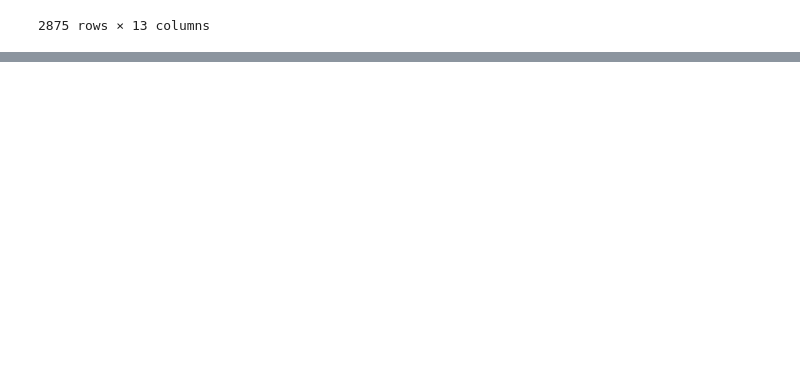
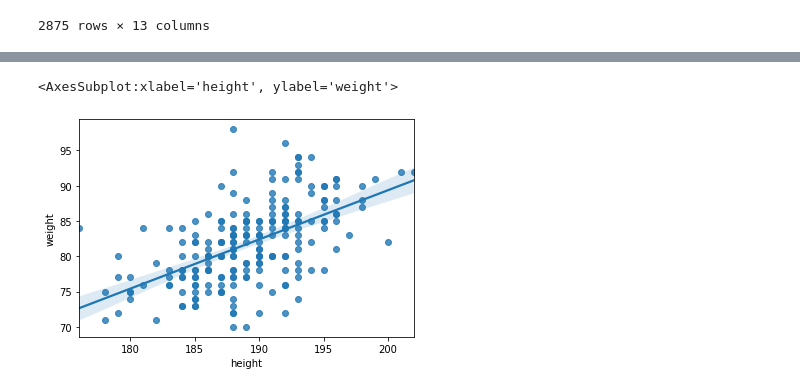
Before and after one commit to biniyamYohannes/fbref-EDA, a Jupyter notebook: player_eda.ipynb, the cells around one changed output, grey strips where cells are left out. Saved outputs shown, nothing was run; the diff lists cells and outputs as text; code cells hidden in the pictures; blank space fills up the shorter version.

```diff
--- a/player_eda.ipynb
+++ b/player_eda.ipynb
@@ -114,0 +97,6 @@ df_info[['weight', 'height', 'age']].dropna()
+# %%
+# Regression plot test
+sns.regplot(x='height',y='weight', data=keepers)
+# %% [output]
+<AxesSubplot:xlabel='height', ylabel='weight'>
+[figure, added]
```
Also changed, not shown: parts of 10 cells of this notebook.
